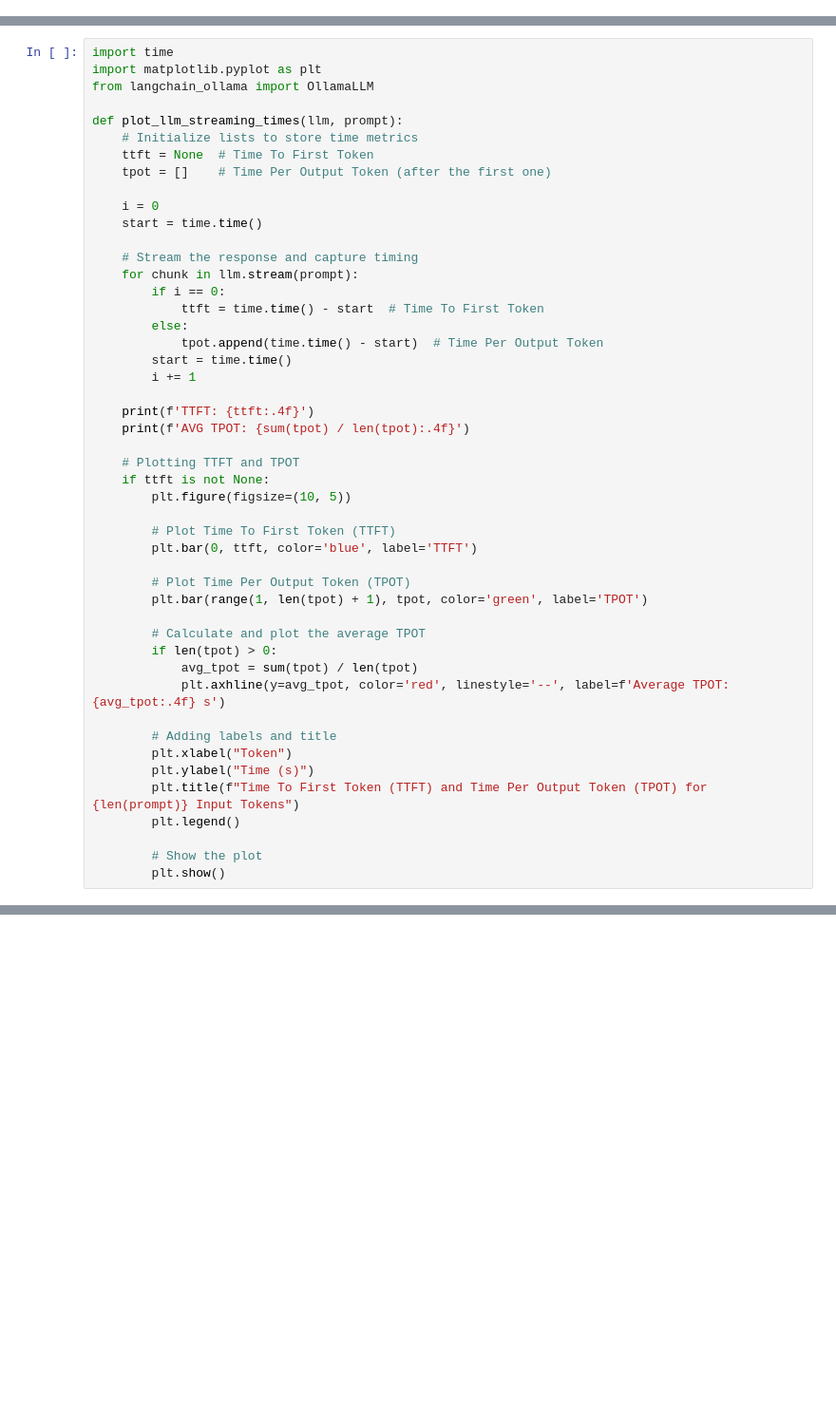
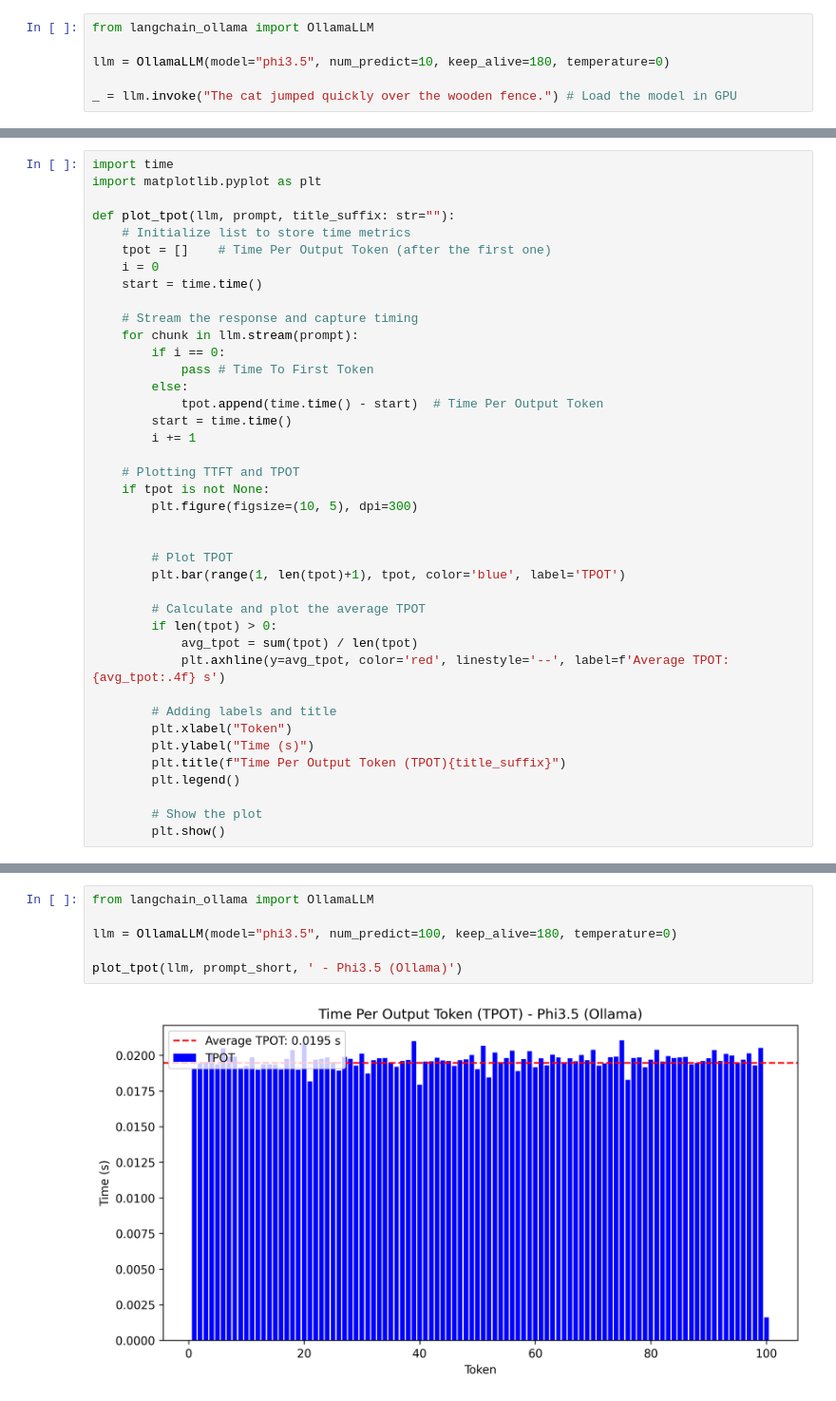
Before and after one commit to bodejan/ChatPBAC, a Jupyter notebook: evaluation.ipynb, the cells around one changed output, grey strips where cells are left out. Shown at 95% size. Saved outputs shown, nothing was run; the diff lists cells and outputs as text; blank space fills up the shorter version.

```diff
--- a/evaluation.ipynb
+++ b/evaluation.ipynb
@@ -38,0 +59,6 @@ for i in range(10):
+# %%
+from langchain_ollama import OllamaLLM
+
+llm = OllamaLLM(model="phi3.5", num_predict=10, keep_alive=180, temperature=0)
+
+_ = llm.invoke("The cat jumped quickly over the wooden fence.") # Load the model in GPU
@@ -39,37 +82,29 @@ for i in range(10):
 # %%
 import time
 import matplotlib.pyplot as plt
-from langchain_ollama import OllamaLLM
 
-def plot_llm_streaming_times(llm, prompt):
-    # Initialize lists to store time metrics
-    ttft = None  # Time To First Token
+def plot_tpot(llm, prompt, title_suffix: str=""):
+    # Initialize list to store time metrics
     tpot = []    # Time Per Output Token (after the first one)
-
     i = 0
     start = time.time()
 
     # Stream the response and capture timing
     for chunk in llm.stream(prompt):
         if i == 0:
-            ttft = time.time() - start  # Time To First Token
+            pass # Time To First Token
         else:
             tpot.append(time.time() - start)  # Time Per Output Token
         start = time.time()
         i += 1
 
-    print(f'TTFT: {ttft:.4f}')
-    print(f'AVG TPOT: {sum(tpot) / len(tpot):.4f}')
+    # Plotting TTFT and TPOT
+    if tpot is not None:
+        plt.figure(figsize=(10, 5), dpi=300)
 
-    # Plotting TTFT and TPOT
-    if ttft is not None:
-        plt.figure(figsize=(10, 5))
 
-        # Plot Time To First Token (TTFT)
-        plt.bar(0, ttft, color='blue', label='TTFT')
-
-        # Plot Time Per Output Token (TPOT)
-        plt.bar(range(1, len(tpot) + 1), tpot, color='green', label='TPOT')
+        # Plot TPOT
+        plt.bar(range(1, len(tpot)+1), tpot, color='blue', label='TPOT')
 
         # Calculate and plot the average TPOT
         if len(tpot) > 0:
@@ -79,7 +114,7 @@ def plot_llm_streaming_times(llm, prompt):
         # Adding labels and title
         plt.xlabel("Token")
         plt.ylabel("Time (s)")
-        plt.title(f"Time To First Token (TTFT) and Time Per Output Token (TPOT) for {len(prompt)} Input Tokens")
+        plt.title(f"Time Per Output Token (TPOT){title_suffix}")
         plt.legend()
 
         # Show the plot
@@ -133,0 +122,8 @@ AVG TPOT: 0.0701
+# %%
+from langchain_ollama import OllamaLLM
+
+llm = OllamaLLM(model="phi3.5", num_predict=100, keep_alive=180, temperature=0)
+
+plot_tpot(llm, prompt_short, ' - Phi3.5 (Ollama)')
+# %% [output]
+[figure, added]
```
Also changed, not shown: parts of 21 cells of this notebook, 1 other file.
